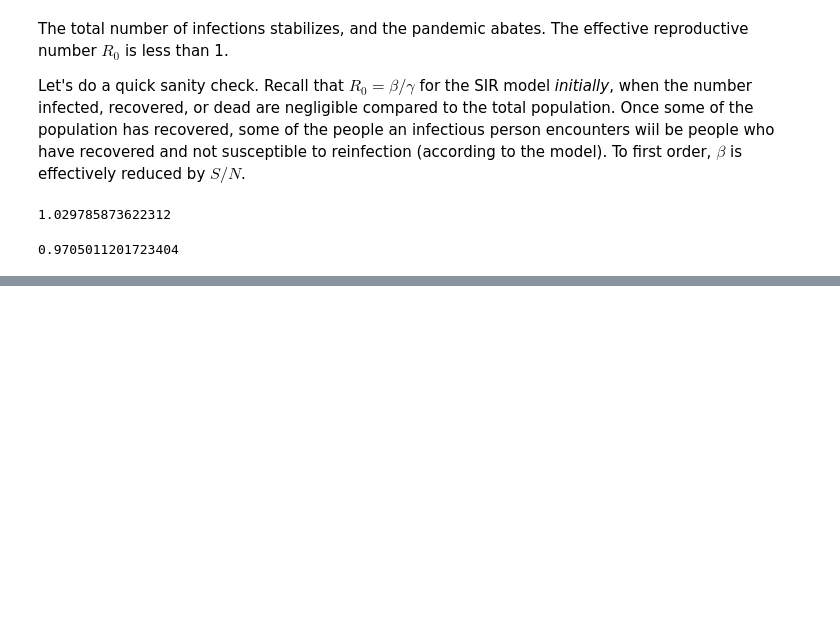
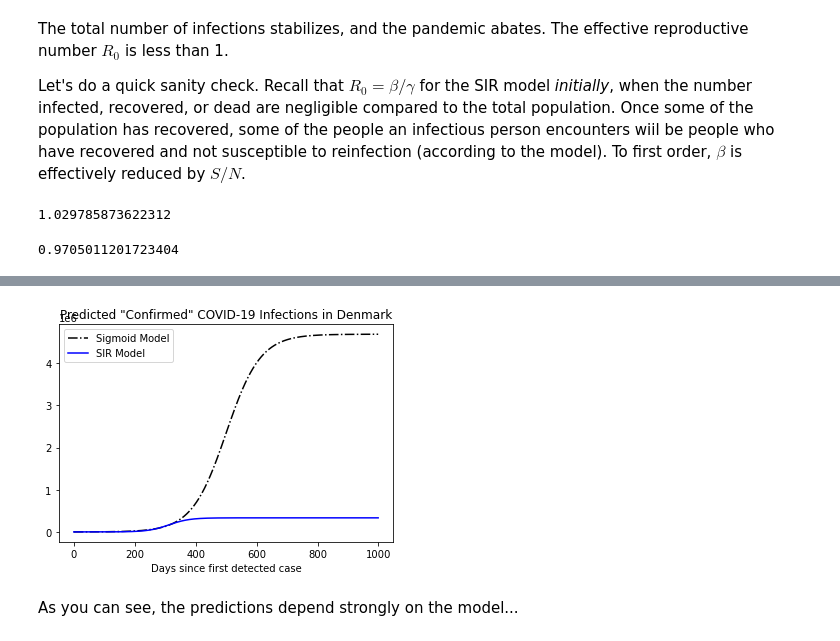
Before and after one commit to UCB-stat-159-s21/site, a Jupyter notebook: Notes/pandemic.ipynb, the cells around one changed output, grey strips where cells are left out. Drawn from its saved outputs; the diff is of its cells as text; code cells hidden in the pictures; blank space fills up the shorter version.

```diff
--- a/Notes/pandemic.ipynb
+++ b/Notes/pandemic.ipynb
@@ -320,7 +319,7 @@ plt.show()
 # %% [markdown]
 What happens if we run the model into the future?
 # %%
-plot_sir(N, i_0, beta=popt[0], gamma=popt[1], delta=0, steps=1000)
+S, I, R, C = plot_sir(N, i_0, beta=popt[0], gamma=popt[1], delta=0, steps=1000, verbose=True)
 # %% [output]
 [figure]
 # %% [markdown]
@@ -335,7 +335,7 @@ popt[0]/popt[1] # greater than 1. According to the model, the infection will spr
 # %% [output]
 1.029785873622312
 # %%
-S, I, R, C = sir_model(N, i_0, beta=popt[0], gamma=popt[1], delta=0, steps=1000)
+# After 1000 timesteps, R_0 is different
 (S[-1]/N)*popt[0]/popt[1] # less than 1: According to the model, the infection will abate.
 # %% [output]
 0.9705011201723404
@@ -341,0 +391,15 @@ S, I, R, C = sir_model(N, i_0, beta=popt[0], gamma=popt[1], delta=0, steps=1000)
+# %%
+# what does this model predict for the future?
+times = np.array(range(1000))
+Cs = g(times, popts[0], popts[1], popts[2])
+fig, ax = plt.subplots(nrows=1, ncols=1)
+ax.plot(times, Cs, linestyle='-.', color='k', label='Sigmoid Model')
+ax.plot(times, C, linestyle='-', color='b', label='SIR Model')
+ax.legend(loc='best')
+plt.xlabel('Days since first detected case')
+plt.title('Predicted "Confirmed" COVID-19 Infections in Denmark')
+plt.show()
+# %% [output]
+[figure, added]
+# %% [markdown]
+As you can see, the predictions depend strongly on the model...
```
Also changed, not shown: parts of 10 cells of this notebook.
